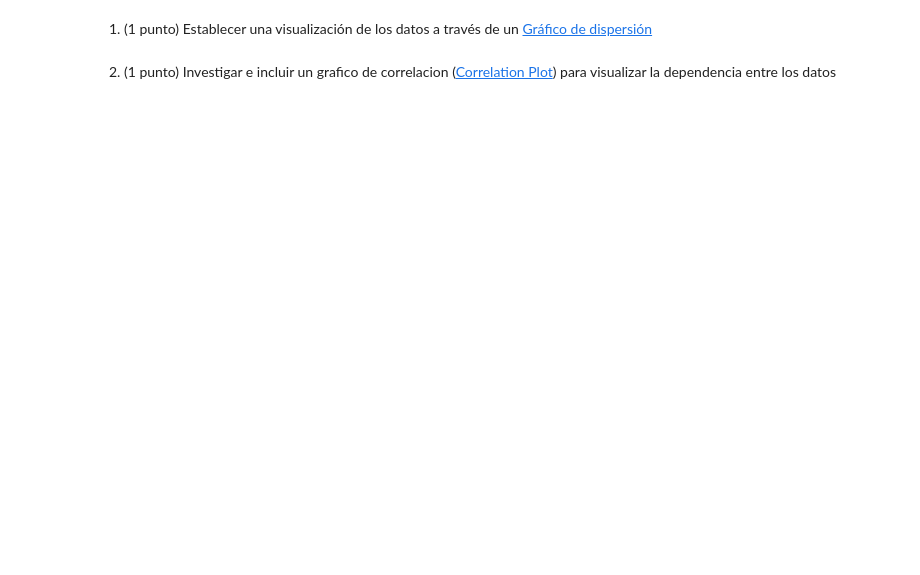
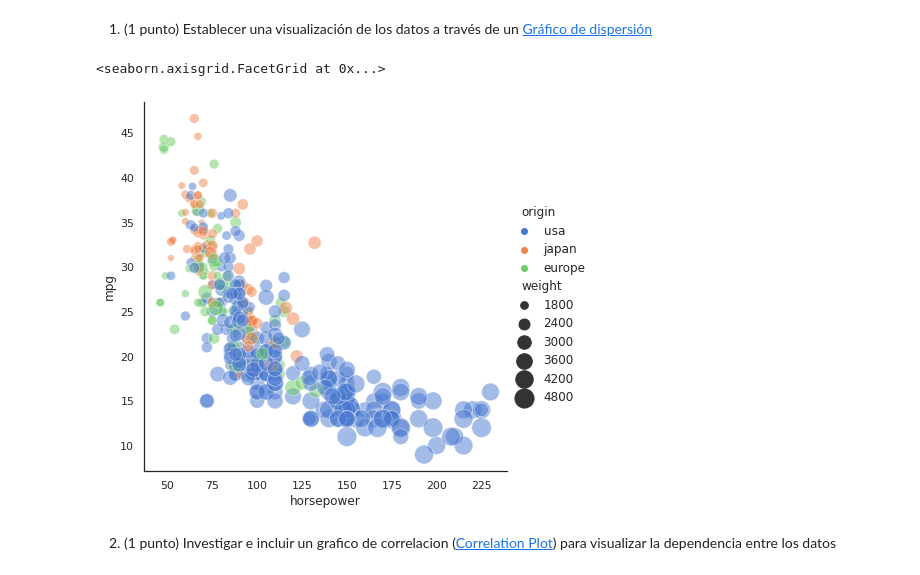
Before and after one commit to festeban11/Minor-Machine-Learning, a Jupyter notebook: Tareas/S07-Linear-Models/Tarea_regresion_lineal.ipynb, the cells around one changed output. Saved outputs shown, nothing was run; the diff lists cells and outputs as text; code cells hidden in the pictures; blank space fills up the shorter version.

```diff
--- a/Tareas/S07-Linear-Models/Tarea_regresion_lineal.ipynb
+++ b/Tareas/S07-Linear-Models/Tarea_regresion_lineal.ipynb
@@ -7,3 +7,14 @@
 En esta tarea usted debe investigar acerca del conjunto de datos [auto mpg](https://seaborn.pydata.org/examples/scatter_bubbles.html) perteneciente a la libreria [seaborn](https://seaborn.pydata.org/)
 
 **Objetivo**: Estimar el rendimiento promedio de automoviles usando regresión lineal
+# %%
+import numpy as np
+import pandas as pd
+import seaborn as sns
+import matplotlib.pyplot as plt
+
+sns.set_theme(style="white")
+
+# Carga de datos auto mpg
+df = sns.load_dataset("mpg")
+df.head()
@@ -9,0 +60,3 @@ En esta tarea usted debe investigar acerca del conjunto de datos [auto mpg](http
+# %%
+df = df.dropna()
+df.isnull().sum()
@@ -10,4 +74,12 @@ En esta tarea usted debe investigar acerca del conjunto de datos [auto mpg](http
 # %% [markdown]
 1) (1 punto) Establecer una visualización de los datos a través de un [Gráfico de dispersión](https://seaborn.pydata.org/tutorial/axis_grids.html)
+# %%
+# Visualización de Millas por galón vs caballos de fuerza
+sns.relplot(x="horsepower", y="mpg", hue="origin", size="weight",
+            sizes=(40, 400), alpha=.5, palette="muted",
+            height=6, data=df)
+# %% [output]
+<seaborn.axisgrid.FacetGrid at 0x...>
+[figure, added]
 # %% [markdown]
 2) (1 punto) Investigar e incluir un grafico de correlacion ([Correlation Plot](https://seaborn.pydata.org/examples/many_pairwise_correlations.html)) para visualizar la dependencia entre los datos
```
Also changed, not shown: parts of 9 cells of this notebook.
